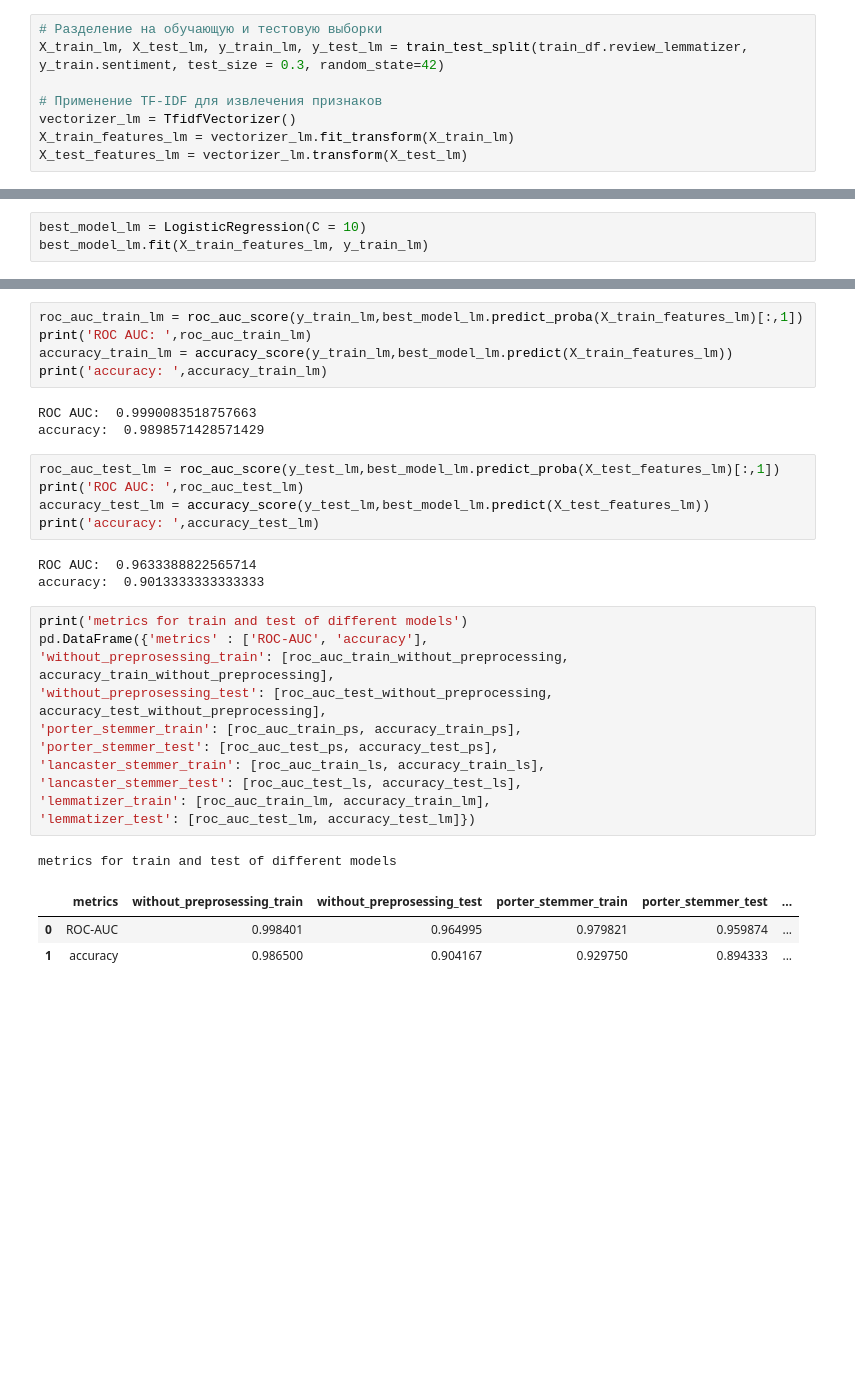
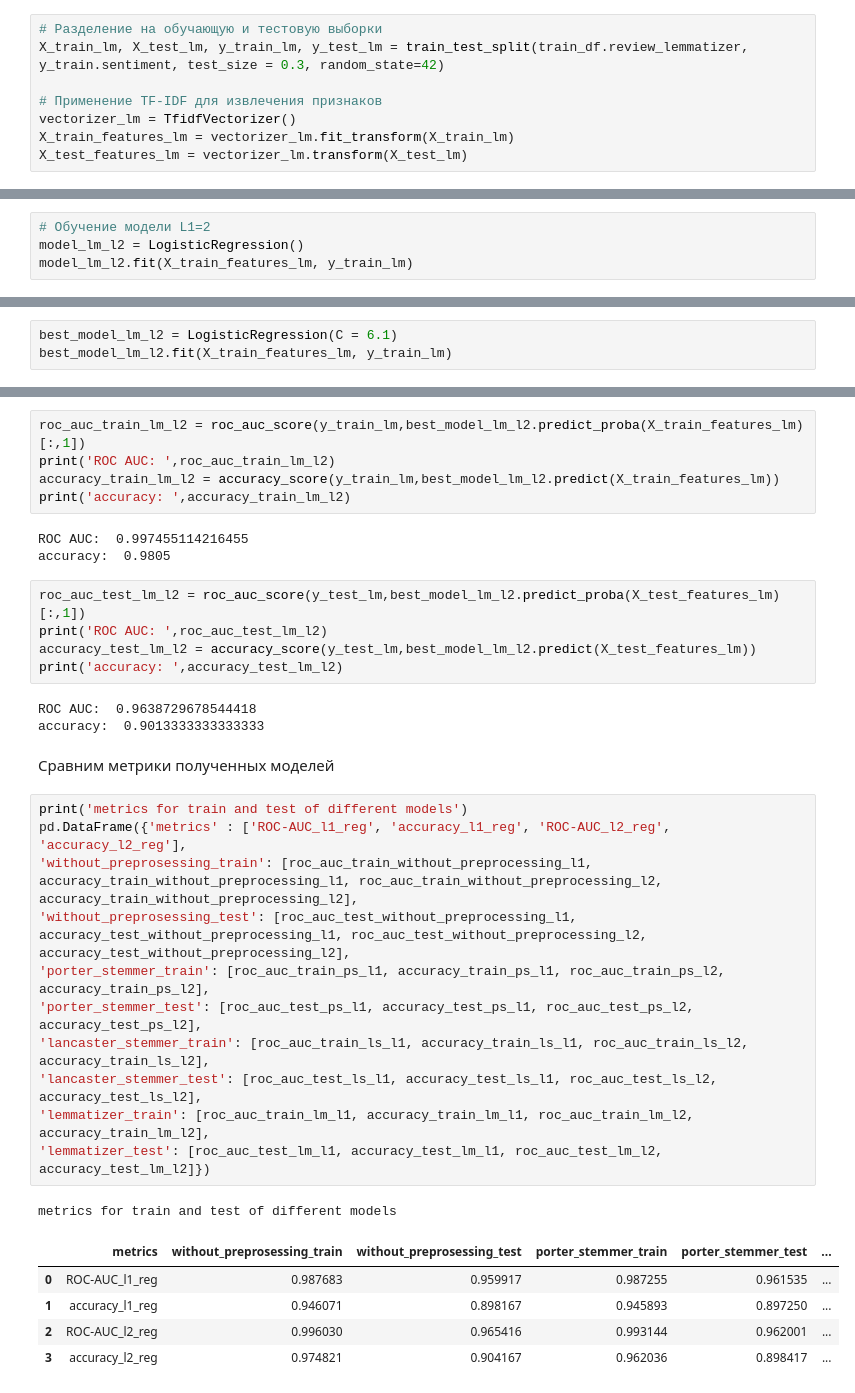
Before and after one commit to malofeevakate/IMDB_reviews_classification, a Jupyter notebook: IMDB_rewievs_LogClass.ipynb, the cells around one changed output, grey strips where cells are left out. Drawn from its saved outputs; the diff is of its cells as text; blank space fills up the shorter version.

```diff
--- a/IMDB_rewievs_LogClass.ipynb
+++ b/IMDB_rewievs_LogClass.ipynb
@@ -514,0 +592,4 @@ LogisticRegression(C=10)
+# %%
+# Обучение модели L1=2
+model_lm_l2 = LogisticRegression()
+model_lm_l2.fit(X_train_features_lm, y_train_lm)
@@ -515,6 +609,6 @@ LogisticRegression(C=10)
 # %%
-best_model_lm = LogisticRegression(C = 10)
-best_model_lm.fit(X_train_features_lm, y_train_lm)
+best_model_lm_l2 = LogisticRegression(C = 6.1)
+best_model_lm_l2.fit(X_train_features_lm, y_train_lm)
 # %% [output]
 STOP: TOTAL NO. of ITERATIONS REACHED LIMIT.
 
@@ -527,32 +621,36 @@ LogisticRegression(C=10)
 # %%
-roc_auc_train_lm = roc_auc_score(y_train_lm,best_model_lm.predict_proba(X_train_features_lm)[:,1])
-print('ROC AUC: ',roc_auc_train_lm)
-accuracy_train_lm = accuracy_score(y_train_lm,best_model_lm.predict(X_train_features_lm))
-print('accuracy: ',accuracy_train_lm)
+roc_auc_train_lm_l2 = roc_auc_score(y_train_lm,best_model_lm_l2.predict_proba(X_train_features_lm)[:,1])
+print('ROC AUC: ',roc_auc_train_lm_l2)
+accuracy_train_lm_l2 = accuracy_score(y_train_lm,best_model_lm_l2.predict(X_train_features_lm))
+print('accuracy: ',accuracy_train_lm_l2)
 # %% [output]
-ROC AUC:  0.9990083518757663
-accuracy:  0.9898571428571429
+ROC AUC:  0.997455114216455
+accuracy:  0.9805
 # %%
-roc_auc_test_lm = roc_auc_score(y_test_lm,best_model_lm.predict_proba(X_test_features_lm)[:,1])
-print('ROC AUC: ',roc_auc_test_lm)
-accuracy_test_lm = accuracy_score(y_test_lm,best_model_lm.predict(X_test_features_lm))
-print('accuracy: ',accuracy_test_lm)
+roc_auc_test_lm_l2 = roc_auc_score(y_test_lm,best_model_lm_l2.predict_proba(X_test_features_lm)[:,1])
+print('ROC AUC: ',roc_auc_test_lm_l2)
+accuracy_test_lm_l2 = accuracy_score(y_test_lm,best_model_lm_l2.predict(X_test_features_lm))
+print('accuracy: ',accuracy_test_lm_l2)
 # %% [output]
-ROC AUC:  0.9633388822565714
+ROC AUC:  0.9638729678544418
 accuracy:  0.9013333333333333
-# %%
-print('metrics for train and test of different models')
-pd.DataFrame({'metrics' : ['ROC-AUC', 'accuracy'],
-'without_preprosessing_train': [roc_auc_train_without_preprocessing, accuracy_train_without_preprocessing],
-'without_preprosessing_test': [roc_auc_test_without_preprocessing, accuracy_test_without_preprocessing],
-'porter_stemmer_train': [roc_auc_train_ps, accuracy_train_ps],
-'porter_stemmer_test': [roc_auc_test_ps, accuracy_test_ps],
-'lancaster_stemmer_train': [roc_auc_train_ls, accuracy_train_ls],
-'lancaster_stemmer_test': [roc_auc_test_ls, accuracy_test_ls],
-'lemmatizer_train': [roc_auc_train_lm, accuracy_train_lm],
-'lemmatizer_test': [roc_auc_test_lm, accuracy_test_lm]})
-# %% [output]
-metrics for train and test of different models
-|  | metrics | without_preprosessing_train | without_preprosessing_test | porter_stemmer_train | porter_stemmer_test | ... |
-| 0 | ROC-AUC | 0.998401 | 0.964995 | 0.979821 | 0.959874 | ... |
-| 1 | accuracy | 0.986500 | 0.904167 | 0.929750 | 0.894333 | ... |
+# %% [markdown]
+Сравним метрики полученных моделей
+# %%
+print('metrics for train and test of different models')
+pd.DataFrame({'metrics' : ['ROC-AUC_l1_reg', 'accuracy_l1_reg', 'ROC-AUC_l2_reg', 'accuracy_l2_reg'],
+'without_preprosessing_train': [roc_auc_train_without_preprocessing_l1, accuracy_train_without_preprocessing_l1, roc_auc_train_without_preprocessing_l2, accuracy_train_without_preprocessing_l2],
+'without_preprosessing_test': [roc_auc_test_without_preprocessing_l1, accuracy_test_without_preprocessing_l1, roc_auc_test_without_preprocessing_l2, accuracy_test_without_preprocessing_l2],
+'porter_stemmer_train': [roc_auc_train_ps_l1, accuracy_train_ps_l1, roc_auc_train_ps_l2, accuracy_train_ps_l2],
+'porter_stemmer_test': [roc_auc_test_ps_l1, accuracy_test_ps_l1, roc_auc_test_ps_l2, accuracy_test_ps_l2],
+'lancaster_stemmer_train': [roc_auc_train_ls_l1, accuracy_train_ls_l1, roc_auc_train_ls_l2, accuracy_train_ls_l2],
+'lancaster_stemmer_test': [roc_auc_test_ls_l1, accuracy_test_ls_l1, roc_auc_test_ls_l2, accuracy_test_ls_l2],
+'lemmatizer_train': [roc_auc_train_lm_l1, accuracy_train_lm_l1, roc_auc_train_lm_l2, accuracy_train_lm_l2],
+'lemmatizer_test': [roc_auc_test_lm_l1, accuracy_test_lm_l1, roc_auc_test_lm_l2, accuracy_test_lm_l2]})
+# %% [output]
+metrics for train and test of different models
+|  | metrics | without_preprosessing_train | without_preprosessing_test | porter_stemmer_train | porter_stemmer_test | ... |
+| 0 | ROC-AUC_l1_reg | 0.987683 | 0.959917 | 0.987255 | 0.961535 | ... |
+| 1 | accuracy_l1_reg | 0.946071 | 0.898167 | 0.945893 | 0.897250 | ... |
+| 2 | ROC-AUC_l2_reg | 0.996030 | 0.965416 | 0.993144 | 0.962001 | ... |
+| 3 | accuracy_l2_reg | 0.974821 | 0.904167 | 0.962036 | 0.898417 | ... |
```
Also changed, not shown: parts of 63 cells of this notebook.
